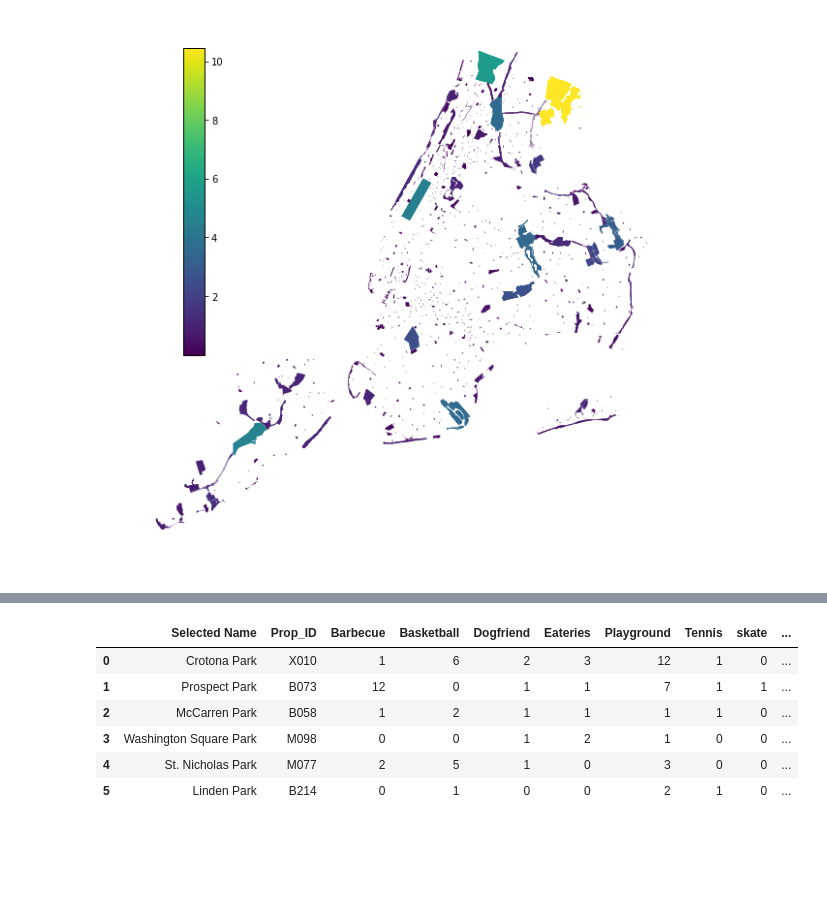
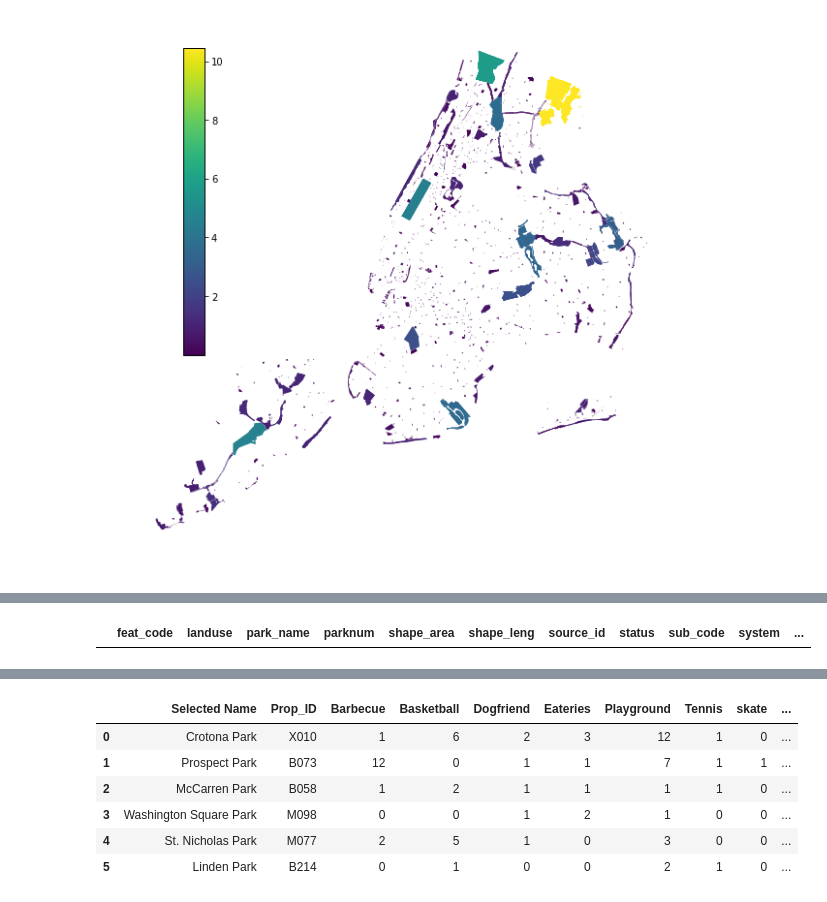
Before and after one commit to rohuniyer/How-greenspace-makes-the-green, a Jupyter notebook: greenspace.ipynb, the cells around one changed output, grey strips where cells are left out. Drawn from its saved outputs; the diff is of its cells as text; code cells hidden in the pictures; blank space fills up the shorter version.

```diff
--- a/greenspace.ipynb
+++ b/greenspace.ipynb
@@ -380,0 +390,4 @@ pname.rename(columns={0:'Selected Name'},inplace=True)
+# %%
+gs.loc[(gs['park_name'] == 'Fort Greene')]
+# %% [output]
+|  | feat_code | landuse | park_name | parknum | shape_area | shape_leng | source_id | status | sub_code | system | ... |
```
Also changed, not shown: parts of 2 cells of this notebook.
